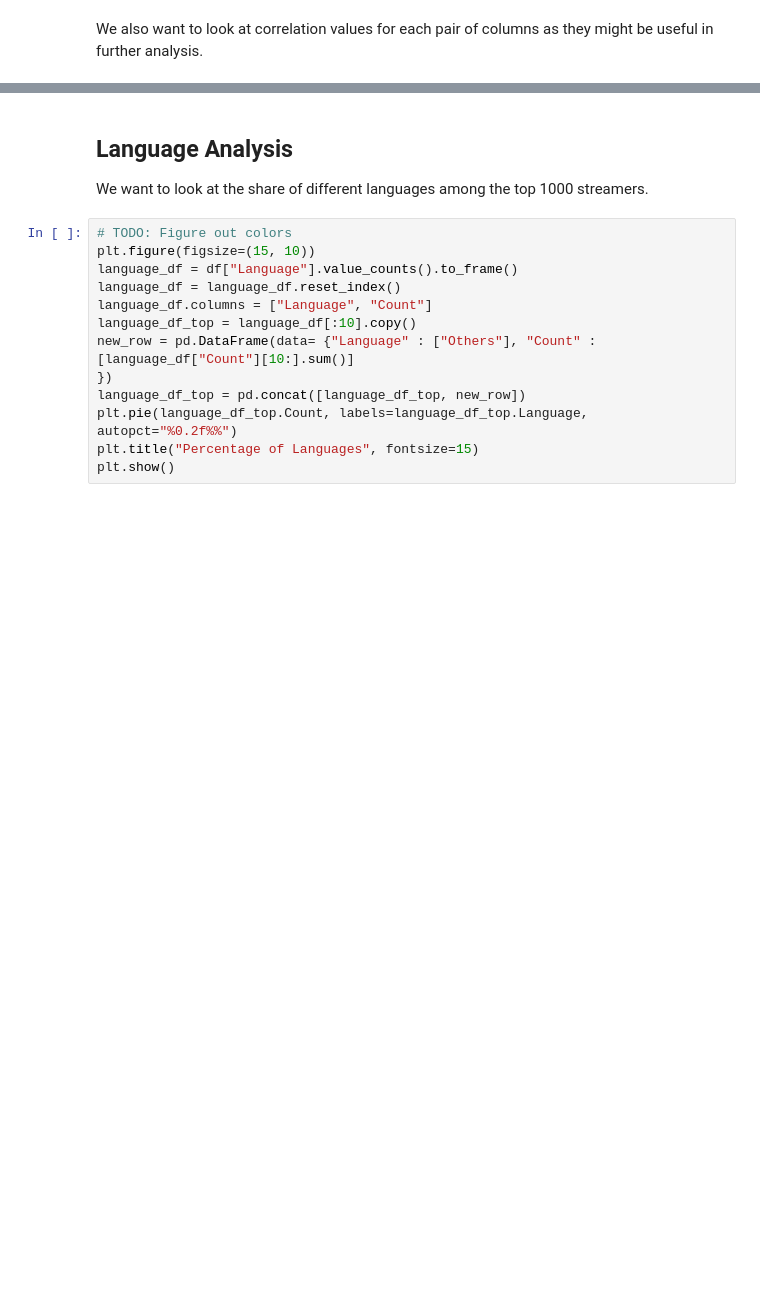
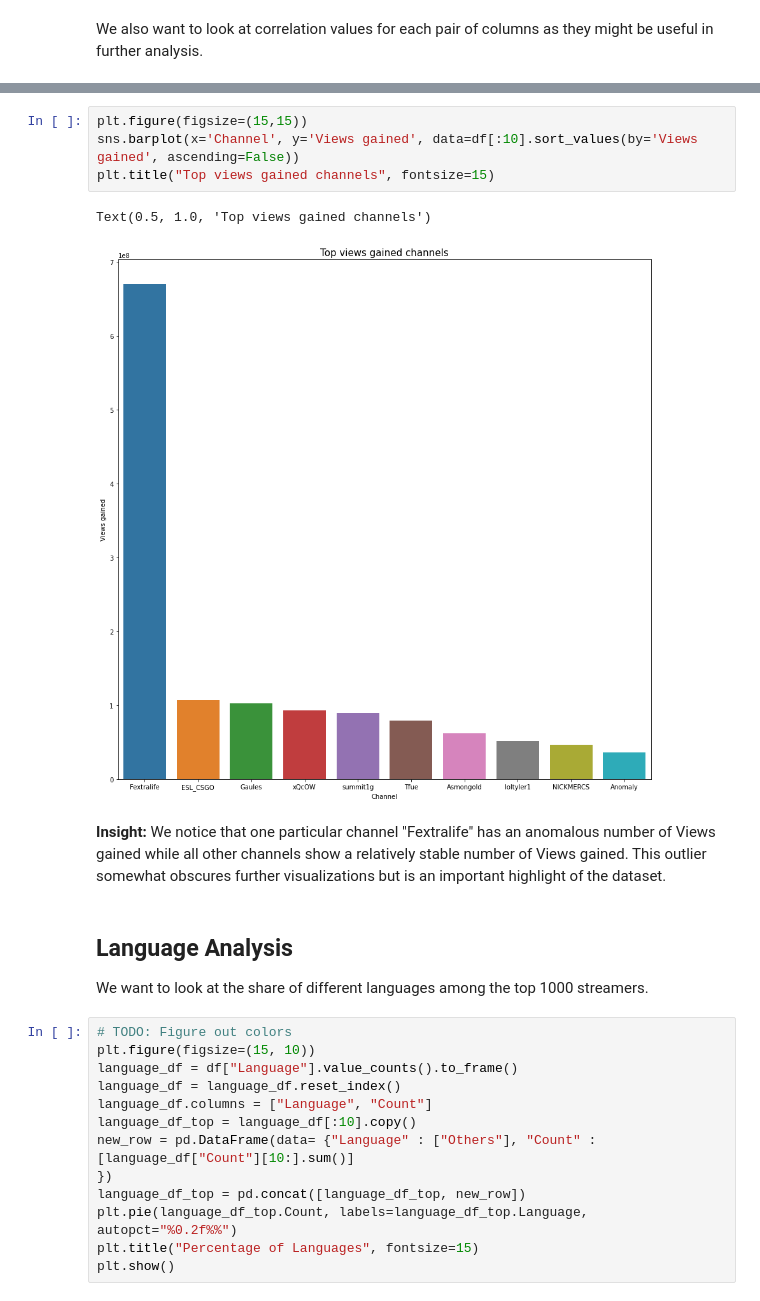
Before and after one commit to RitwikN7/twitch-EDA, a Jupyter notebook: twitchEDA.ipynb, the cells around one changed output, grey strips where cells are left out. Cells and saved outputs as stored; diff of their text form; blank space fills up the shorter version.

Commit message:
Upto 4 visualizations mostly constructed

```diff
--- a/twitchEDA.ipynb
+++ b/twitchEDA.ipynb
@@ -86,3 +90,12 @@ df.corr()
+# %%
+plt.figure(figsize=(15,15))
+sns.barplot(x='Channel', y='Views gained', data=df[:10].sort_values(by='Views gained', ascending=False))
+plt.title("Top views gained channels", fontsize=15)
+# %% [output]
+Text(0.5, 1.0, 'Top views gained channels')
+[figure, added]
+# %% [markdown]
+**Insight:** We notice that one particular channel "Fextralife" has an anomalous number of Views gained while all other channels show a relatively stable number of Views gained. This outlier somewhat obscures further visualizations but is an important highlight of the dataset.
 # %% [markdown]
 ## Language Analysis
 
```
Also changed, not shown: parts of 7 cells of this notebook.
